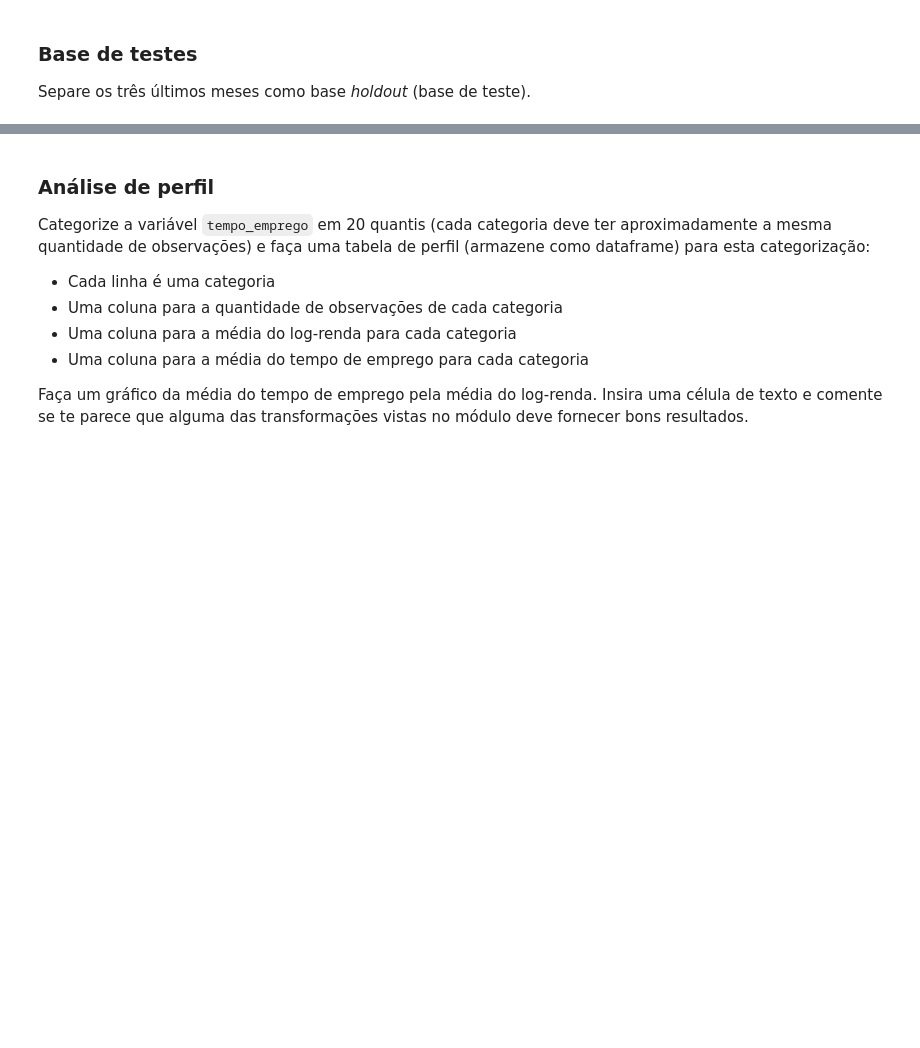
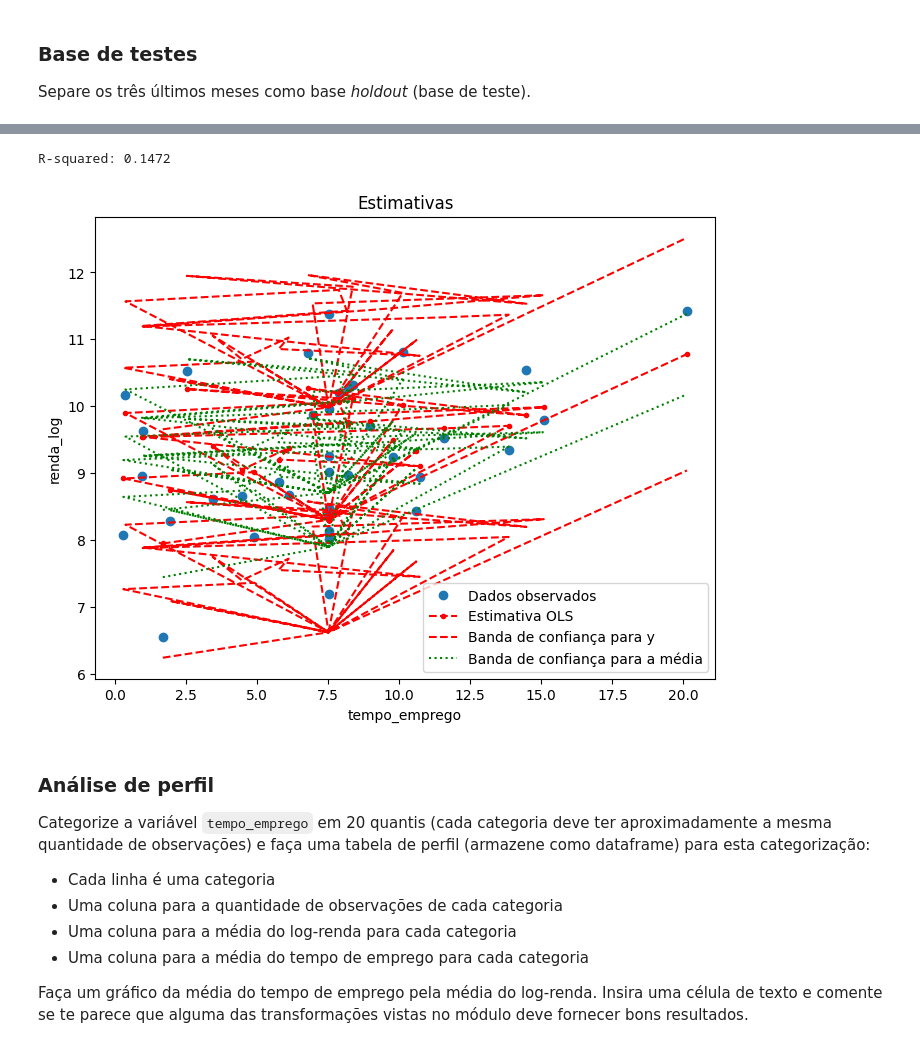
Before and after one commit to gfsilveira/ebac, a Jupyter notebook: 03-Cientista_de_Dados/02-Crisp_DM/34_modulo/mod34_tarefa_resolvido.ipynb, the cells around one changed output, grey strips where cells are left out. Saved outputs shown, nothing was run; the diff lists cells and outputs as text; code cells hidden in the pictures; blank space fills up the shorter version.

```diff
--- a/03-Cientista_de_Dados/02-Crisp_DM/34_modulo/mod34_tarefa_resolvido.ipynb
+++ b/03-Cientista_de_Dados/02-Crisp_DM/34_modulo/mod34_tarefa_resolvido.ipynb
@@ -31,0 +153,5 @@ Separe os três últimos meses como base *holdout* (base de teste).
+# %%
+# Obtendo o modelo de renda em log usando o tempo de emprego
+reg = smf.ols("renda_log ~ tempo_emprego", data=df_copy_train).fit()
+
+reg.summary()
@@ -32,3 +178,39 @@ Separe os três últimos meses como base *holdout* (base de teste).
+# %%
+print(f"R-squared: {reg.rsquared:.4f}")
+# %% [output]
+R-squared: 0.1472
+# %%
+def esp_vs_obs(res, data, X1, y):
+    pred_ols = res.get_prediction(data)
+    iv_l = pred_ols.summary_frame()["obs_ci_lower"]
+    iv_u = pred_ols.summary_frame()["obs_ci_upper"]
+
+    m_l = pred_ols.summary_frame()["mean_ci_lower"]
+    m_u = pred_ols.summary_frame()["mean_ci_upper"]
+
+    _, ax = plt.subplots(figsize=(8, 6))
+
+    plt.title("Estimativas")
+    ax.plot(data[X1], data[y], "o", label="Dados observados")
+    ax.plot(data[X1], res.predict(data), "r--.", label="Estimativa OLS")
+    ax.plot(data[X1], iv_u, "r--", label = 'Banda de confiança para y')
+    ax.plot(data[X1], iv_l, "r--")
+    ax.plot(data[X1], m_u, "g:", label='Banda de confiança para a média')
+    ax.plot(data[X1], m_l, "g:")
+    ax.legend(loc="best")
+    plt.xlabel(X1)
+    plt.ylabel(y)
+    plt.show
+# %%
+dic_parametros = {
+    "res": reg,
+    "data": df_copy_train,
+    "X1": 'tempo_emprego',
+    "y": 'renda_log',
+}
+esp_vs_obs(**dic_parametros)
+# %% [output]
+[figure, added]
 # %% [markdown]
 ### Análise de perfil
 
```
Also changed, not shown: parts of 36 cells of this notebook.
